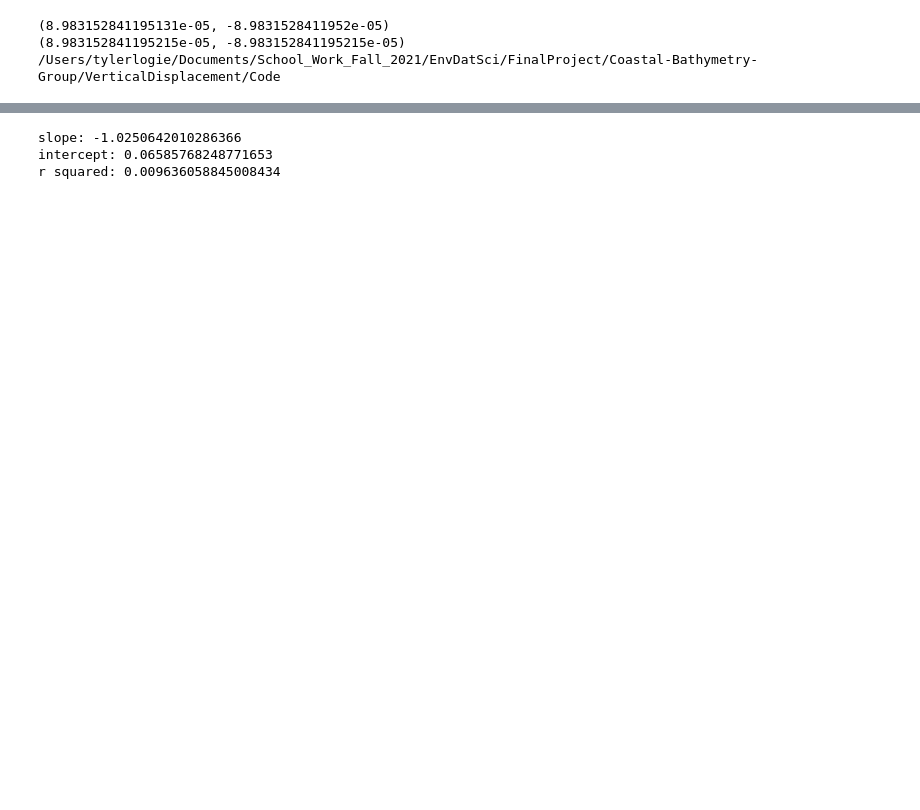
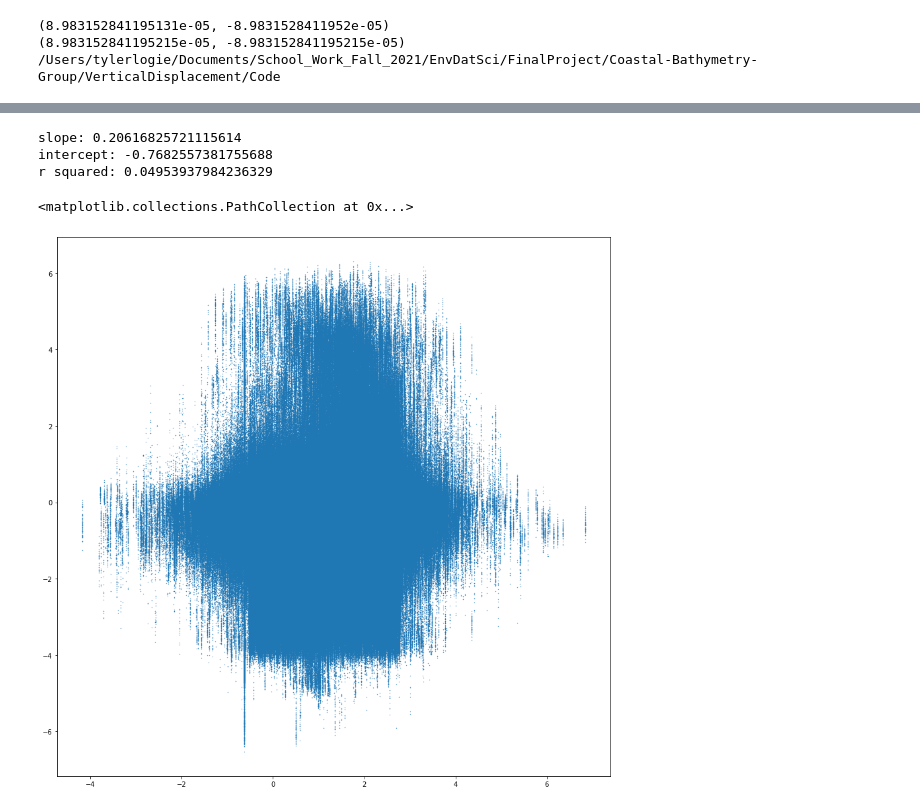
Before and after one commit to tlogie6/Coastal-Bathymetry-Group, a Jupyter notebook: VerticalDisplacement/Code/Clip_Vert_Displacement.ipynb, the cells around one changed output, grey strips where cells are left out. Cells and saved outputs as stored; diff of their text form; code cells hidden in the pictures; blank space fills up the shorter version.

```diff
--- a/VerticalDisplacement/Code/Clip_Vert_Displacement.ipynb
+++ b/VerticalDisplacement/Code/Clip_Vert_Displacement.ipynb
@@ -237,12 +254,19 @@ Notes:
 [2] Standard Errors assume that the covariance matrix of the errors is correctly specified.
 # %%
 # Train a linear regression model using stats.linregress
-slope, intercept, r_value, _, _ = stats.linregress(xvals, yvals)
+slope, intercept, r_value, _, _ = stats.linregress(x_array, y_array)
 
 print("slope:", slope,
       "\nintercept:", intercept,
       "\nr squared:", r_value**2)
 # %% [output]
-slope: -1.0250642010286366
-intercept: 0.06585768248771653
-r squared: 0.009636058845008434
+slope: 0.20616825721115614
+intercept: -0.7682557381755688
+r squared: 0.04953937984236329
+# %%
+fig = plt.figure(figsize=(15,15))
+#plt.plot(xvals, np.multiply(slope,xvals)+intercept)
+plt.scatter(x_array,y_array, s=0.1)
+# %% [output]
+<matplotlib.collections.PathCollection at 0x...>
+[figure, added]
```
Also changed, not shown: parts of 18 cells of this notebook, 13 other files.
